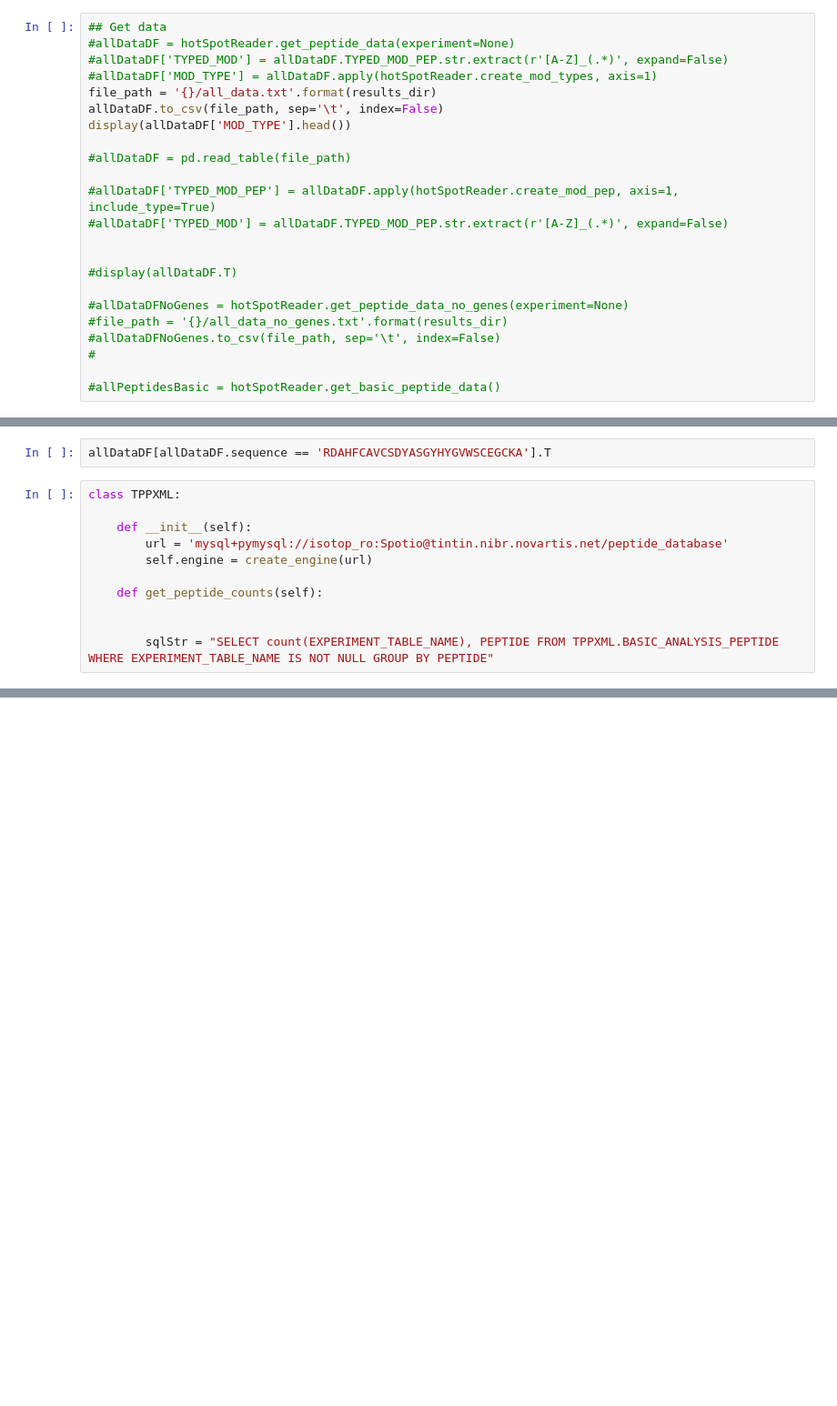
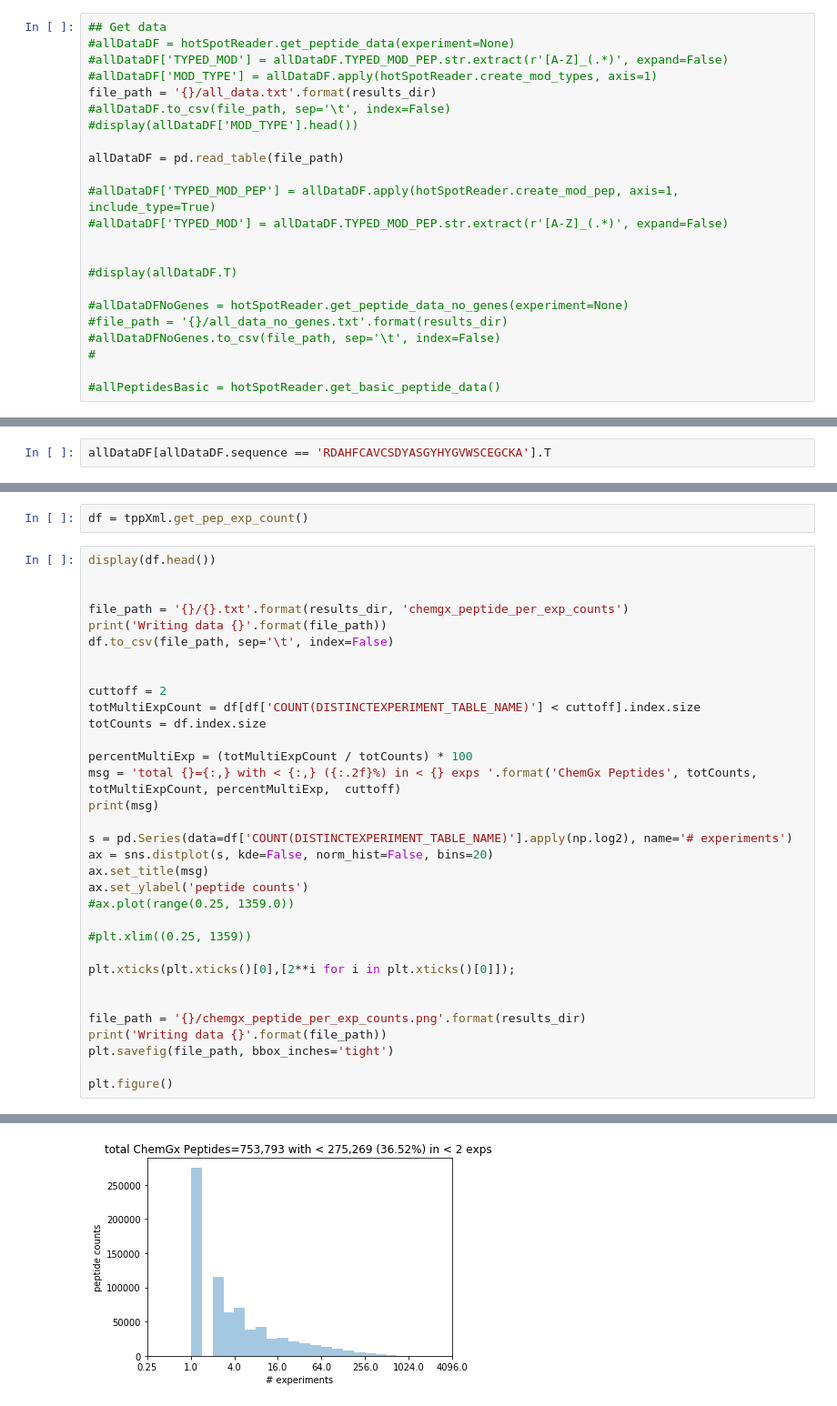
Before and after one commit to mdjones/proteomics-scripts, a Jupyter notebook: results/hotspot_db/BerkelyHotSpotStats.ipynb, the cells around one changed output, grey strips where cells are left out. Shown at 91% size. Drawn from its saved outputs; the diff is of its cells as text; blank space fills up the shorter version.

```diff
--- a/results/hotspot_db/BerkelyHotSpotStats.ipynb
+++ b/results/hotspot_db/BerkelyHotSpotStats.ipynb
@@ -245,10 +247,10 @@ hotSpotReader = HotSpotReader()
 #allDataDF['TYPED_MOD'] = allDataDF.TYPED_MOD_PEP.str.extract(r'[A-Z]_(.*)', expand=False)
 #allDataDF['MOD_TYPE'] = allDataDF.apply(hotSpotReader.create_mod_types, axis=1)
 file_path = '{}/all_data.txt'.format(results_dir)
-allDataDF.to_csv(file_path, sep='\t', index=False)
-display(allDataDF['MOD_TYPE'].head())
+#allDataDF.to_csv(file_path, sep='\t', index=False)
+#display(allDataDF['MOD_TYPE'].head())
 
-#allDataDF = pd.read_table(file_path)
+allDataDF = pd.read_table(file_path)
 
 #allDataDF['TYPED_MOD_PEP'] = allDataDF.apply(hotSpotReader.create_mod_pep, axis=1, include_type=True)
 #allDataDF['TYPED_MOD'] = allDataDF.TYPED_MOD_PEP.str.extract(r'[A-Z]_(.*)', expand=False)
@@ -624,14 +674,3 @@ for gene in ['kras', 'esr2']:
 allDataDF.columns
 # %%
 allDataDF[allDataDF.sequence == 'RDAHFCAVCSDYASGYHYGVWSCEGCKA'].T
-# %%
-class TPPXML:
-
-    def __init__(self):
-        url = 'mysql+pymysql://isotop_ro:Spotio@tintin.nibr.novartis.net/peptide_database'
-        self.engine = create_engine(url)
-
-    def get_peptide_counts(self):
-
-
-        sqlStr = "SELECT count(EXPERIMENT_TABLE_NAME), PEPTIDE FROM TPPXML.BASIC_ANALYSIS_PEPTIDE WHERE EXPERIMENT_TABLE_NAME IS NOT NULL GROUP BY PEPTIDE"
@@ -637,0 +714,36 @@ class TPPXML:
+# %%
+df = tppXml.get_pep_exp_count()
+# %%
+display(df.head())
+
+
+file_path = '{}/{}.txt'.format(results_dir, 'chemgx_peptide_per_exp_counts')
+print('Writing data {}'.format(file_path))
+df.to_csv(file_path, sep='\t', index=False)
+
+
+cuttoff = 2
+totMultiExpCount = df[df['COUNT(DISTINCTEXPERIMENT_TABLE_NAME)'] < cuttoff].index.size
+totCounts = df.index.size
+
+percentMultiExp = (totMultiExpCount / totCounts) * 100
+msg = 'total {}={:,} with < {:,} ({:.2f}%) in < {} exps '.format('ChemGx Peptides', totCounts, totMultiExpCount, percentMultiExp,  cuttoff)
+print(msg)
+
+s = pd.Series(data=df['COUNT(DISTINCTEXPERIMENT_TABLE_NAME)'].apply(np.log2), name='# experiments')
+ax = sns.distplot(s, kde=False, norm_hist=False, bins=20)
+ax.set_title(msg)
+ax.set_ylabel('peptide counts')
+#ax.plot(range(0.25, 1359.0))
+
+#plt.xlim((0.25, 1359))
+
+plt.xticks(plt.xticks()[0],[2**i for i in plt.xticks()[0]]);
+
+
+file_path = '{}/chemgx_peptide_per_exp_counts.png'.format(results_dir)
+print('Writing data {}'.format(file_path))
+plt.savefig(file_path, bbox_inches='tight')
+
+plt.figure()
+# %% [output]
@@ -637,0 +760 @@ class TPPXML:
+[figure, added]
```
Also changed, not shown: parts of 8 cells of this notebook, 3 other files.
